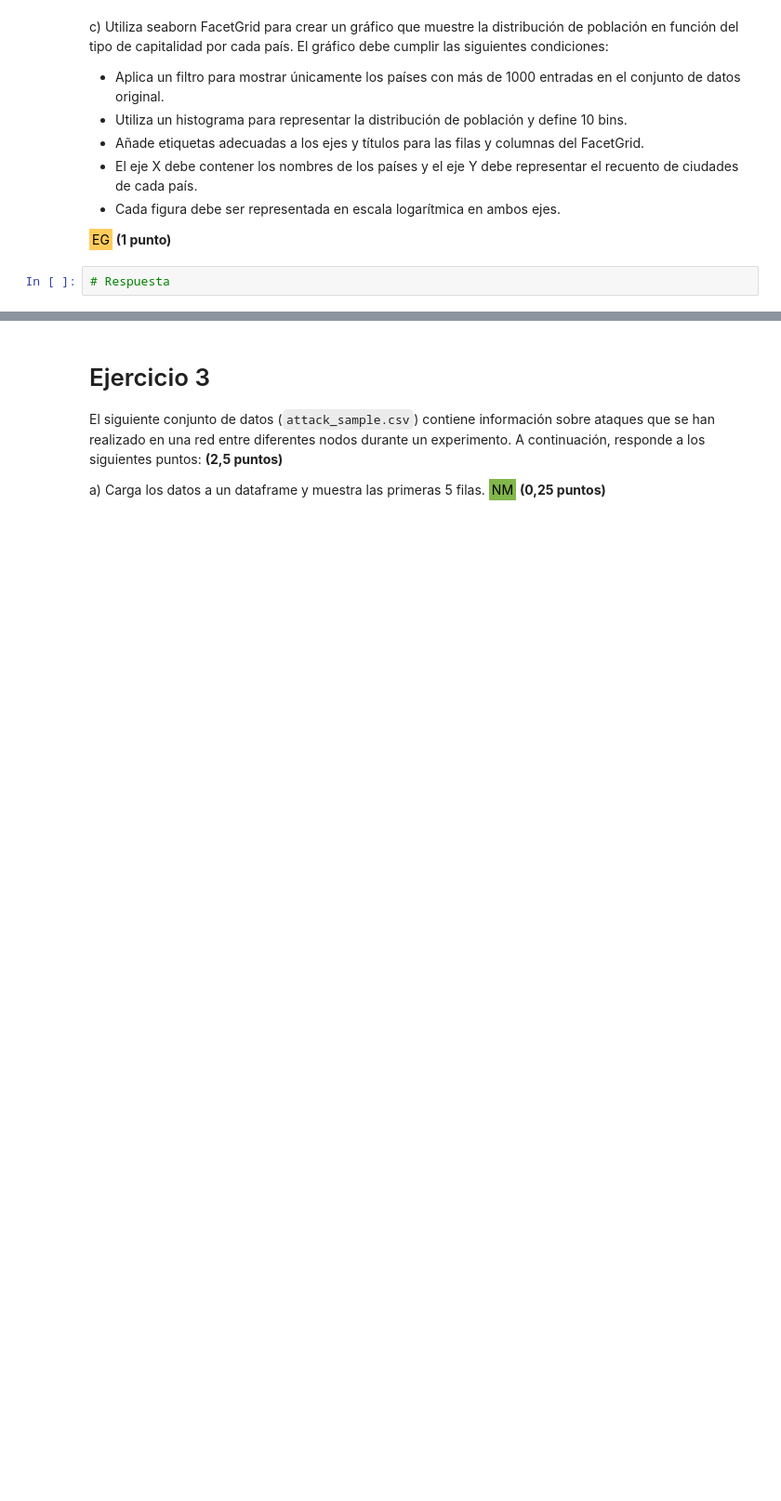
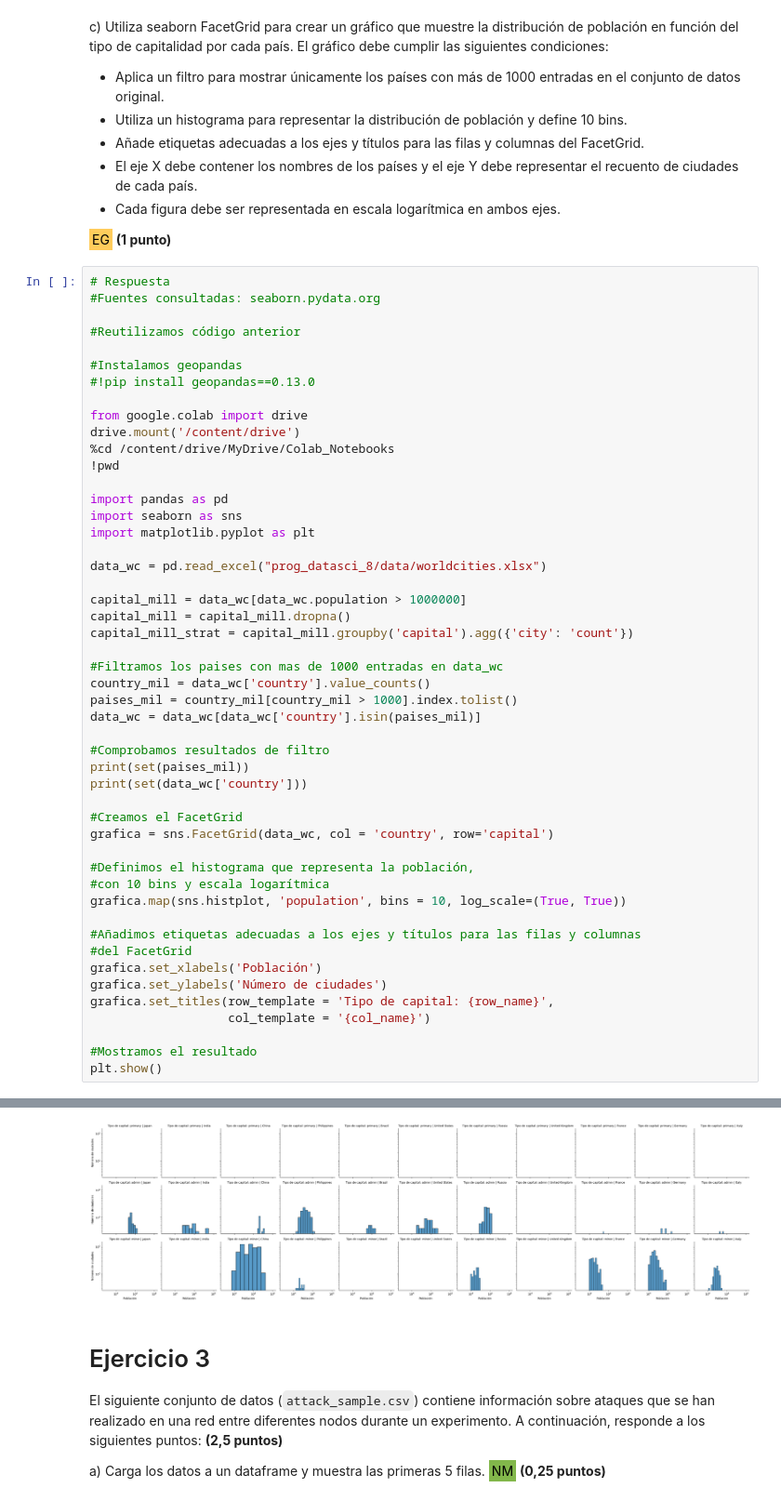
Before and after one commit to bvillenap7/Fundamentos_Data_Science_UOC_PEC8, a Jupyter notebook: prog_datasci_8_vis_entrega.ipynb, the cells around one changed output, grey strips where cells are left out. Shown at 93% size. Drawn from its saved outputs; the diff is of its cells as text; blank space fills up the shorter version.

```diff
--- a/prog_datasci_8_vis_entrega.ipynb
+++ b/prog_datasci_8_vis_entrega.ipynb
@@ -89,5 +222,53 @@ c) Utiliza seaborn FacetGrid para crear un gráfico que muestre la distribución
 - Cada figura debe ser representada en escala logarítmica en ambos ejes.
 
 <span style="fuente-family: Courier New; background-color: #ffcc5c; color: #000000; padding: 3px; ">EG</span> **(1 punto)**
-# %%
-# Respuesta
+# %%
+# Respuesta
+#Fuentes consultadas: seaborn.pydata.org
+
+#Reutilizamos código anterior
+
+#Instalamos geopandas
+#!pip install geopandas==0.13.0
+
+from google.colab import drive
+drive.mount('/content/drive')
+%cd /content/drive/MyDrive/Colab_Notebooks
+!pwd
+
+import pandas as pd
+import seaborn as sns
+import matplotlib.pyplot as plt
+
+data_wc = pd.read_excel("prog_datasci_8/data/worldcities.xlsx")
+
+capital_mill = data_wc[data_wc.population > 1000000]
+capital_mill = capital_mill.dropna()
+capital_mill_strat = capital_mill.groupby('capital').agg({'city': 'count'})
+
+#Filtramos los paises con mas de 1000 entradas en data_wc
+country_mil = data_wc['country'].value_counts()
+paises_mil = country_mil[country_mil > 1000].index.tolist()
+data_wc = data_wc[data_wc['country'].isin(paises_mil)]
+
+#Comprobamos resultados de filtro
+print(set(paises_mil))
+print(set(data_wc['country']))
+
+#Creamos el FacetGrid
+grafica = sns.FacetGrid(data_wc, col = 'country', row='capital')
+
+#Definimos el histograma que representa la población,
+#con 10 bins y escala logarítmica
+grafica.map(sns.histplot, 'population', bins = 10, log_scale=(True, True))
+
+#Añadimos etiquetas adecuadas a los ejes y títulos para las filas y columnas
+#del FacetGrid
+grafica.set_xlabels('Población')
+grafica.set_ylabels('Número de ciudades')
+grafica.set_titles(row_template = 'Tipo de capital: {row_name}',
+                   col_template = '{col_name}')
+
+#Mostramos el resultado
+plt.show()
+# %% [output]
@@ -94,3 +280,4 @@ c) Utiliza seaborn FacetGrid para crear un gráfico que muestre la distribución
+[figure, added]
 # %% [markdown]
 Ejercicio 3
 ======
```
Also changed, not shown: parts of 17 cells of this notebook, 6 other files.
